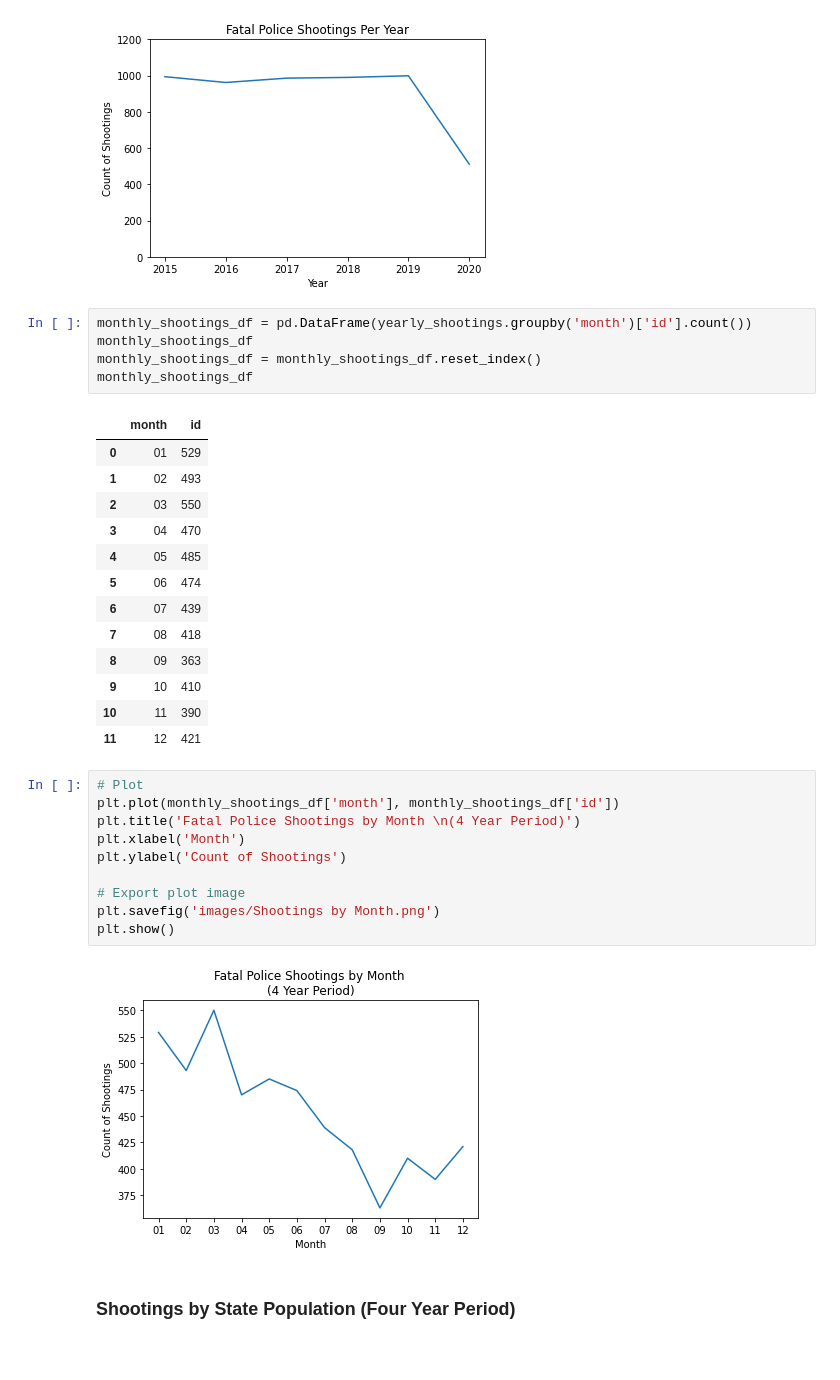
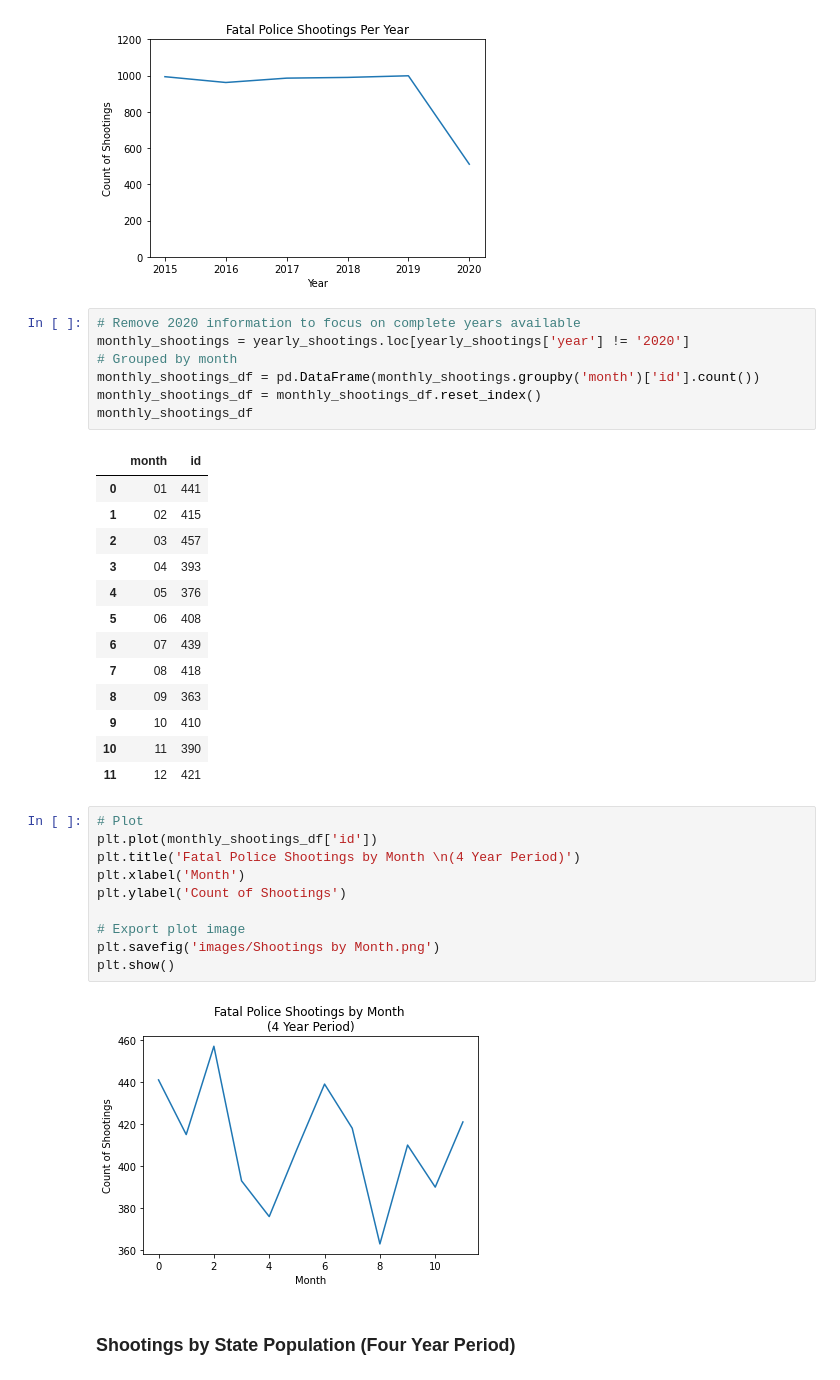
Before and after one commit to szerpa17/fatal-police-shootings, a Jupyter notebook: Analysis_SZ.ipynb, the cells around one changed output. Drawn from its saved outputs; the diff is of its cells as text.

```diff
--- a/Analysis_SZ.ipynb
+++ b/Analysis_SZ.ipynb
@@ -130,18 +130,20 @@ plt.show()
 # %% [output]
 [figure]
 # %%
-monthly_shootings_df = pd.DataFrame(yearly_shootings.groupby('month')['id'].count())
-monthly_shootings_df
+# Remove 2020 information to focus on complete years available
+monthly_shootings = yearly_shootings.loc[yearly_shootings['year'] != '2020']
+# Grouped by month
+monthly_shootings_df = pd.DataFrame(monthly_shootings.groupby('month')['id'].count())
 monthly_shootings_df = monthly_shootings_df.reset_index()
 monthly_shootings_df
 # %% [output]
 |  | month | id |
-| 0 | 01 | 529 |
-| 1 | 02 | 493 |
-| 2 | 03 | 550 |
-| 3 | 04 | 470 |
-| 4 | 05 | 485 |
-| 5 | 06 | 474 |
+| 0 | 01 | 441 |
+| 1 | 02 | 415 |
+| 2 | 03 | 457 |
+| 3 | 04 | 393 |
+| 4 | 05 | 376 |
+| 5 | 06 | 408 |
 | 6 | 07 | 439 |
 | 7 | 08 | 418 |
 | 8 | 09 | 363 |
@@ -150,16 +152,16 @@ monthly_shootings_df
 | 11 | 12 | 421 |
 # %%
 # Plot
-plt.plot(monthly_shootings_df['month'], monthly_shootings_df['id'])
+plt.plot(monthly_shootings_df['id'])
 plt.title('Fatal Police Shootings by Month \n(4 Year Period)')
 plt.xlabel('Month')
 plt.ylabel('Count of Shootings')
 
 # Export plot image
 plt.savefig('images/Shootings by Month.png')
 plt.show()
 # %% [output]
-[figure, old version]
+[figure, new version]
 # %% [markdown]
 ### Shootings by State Population (Four Year Period)
 # %%
```
Also changed, not shown: parts of 1 cell of this notebook, 4 other files.
